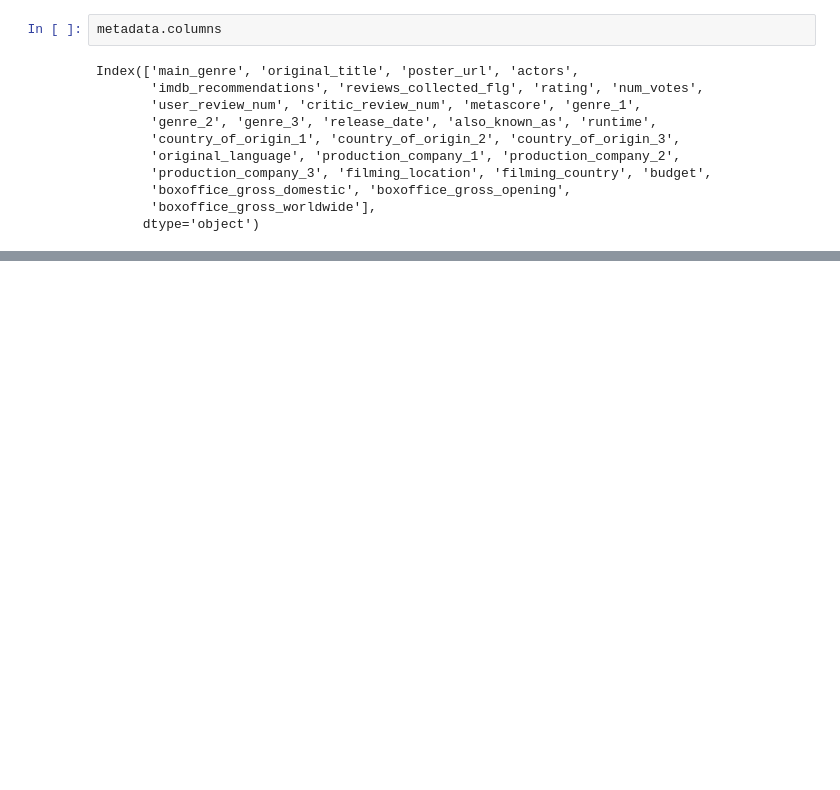
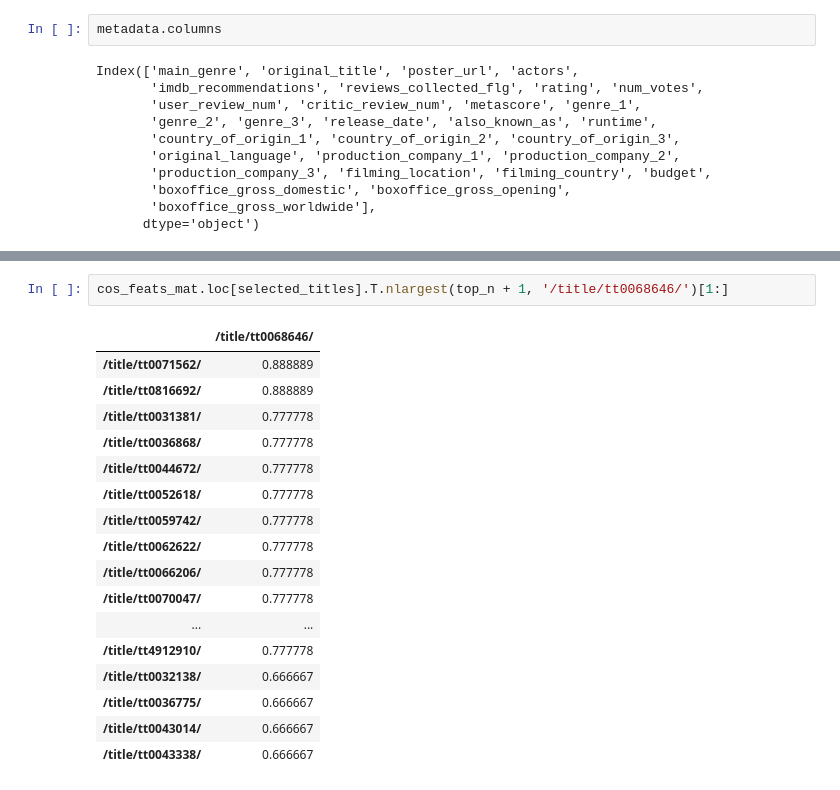
Before and after one commit to ilyamil/movie_recommender_system, a Jupyter notebook: notebooks/modeling.ipynb, the cells around one changed output, grey strips where cells are left out. Saved outputs shown, nothing was run; the diff lists cells and outputs as text; blank space fills up the shorter version.

```diff
--- a/notebooks/modeling.ipynb
+++ b/notebooks/modeling.ipynb
@@ -713,0 +735,20 @@ feats.memory_usage(deep=True).sum()/1024/1024
+# %%
+cos_feats_mat.loc[selected_titles].T.nlargest(top_n + 1, '/title/tt0068646/')[1:]
+# %% [output]
+|  | /title/tt0068646/ |
+| /title/tt0071562/ | 0.888889 |
+| /title/tt0816692/ | 0.888889 |
+| /title/tt0031381/ | 0.777778 |
+| /title/tt0036868/ | 0.777778 |
+| /title/tt0044672/ | 0.777778 |
+| /title/tt0052618/ | 0.777778 |
+| /title/tt0059742/ | 0.777778 |
+| /title/tt0062622/ | 0.777778 |
+| /title/tt0066206/ | 0.777778 |
+| /title/tt0070047/ | 0.777778 |
+| ... | ... |
+| /title/tt4912910/ | 0.777778 |
+| /title/tt0032138/ | 0.666667 |
+| /title/tt0036775/ | 0.666667 |
+| /title/tt0043014/ | 0.666667 |
+| /title/tt0043338/ | 0.666667 |
```
Also changed, not shown: parts of 30 cells of this notebook.
